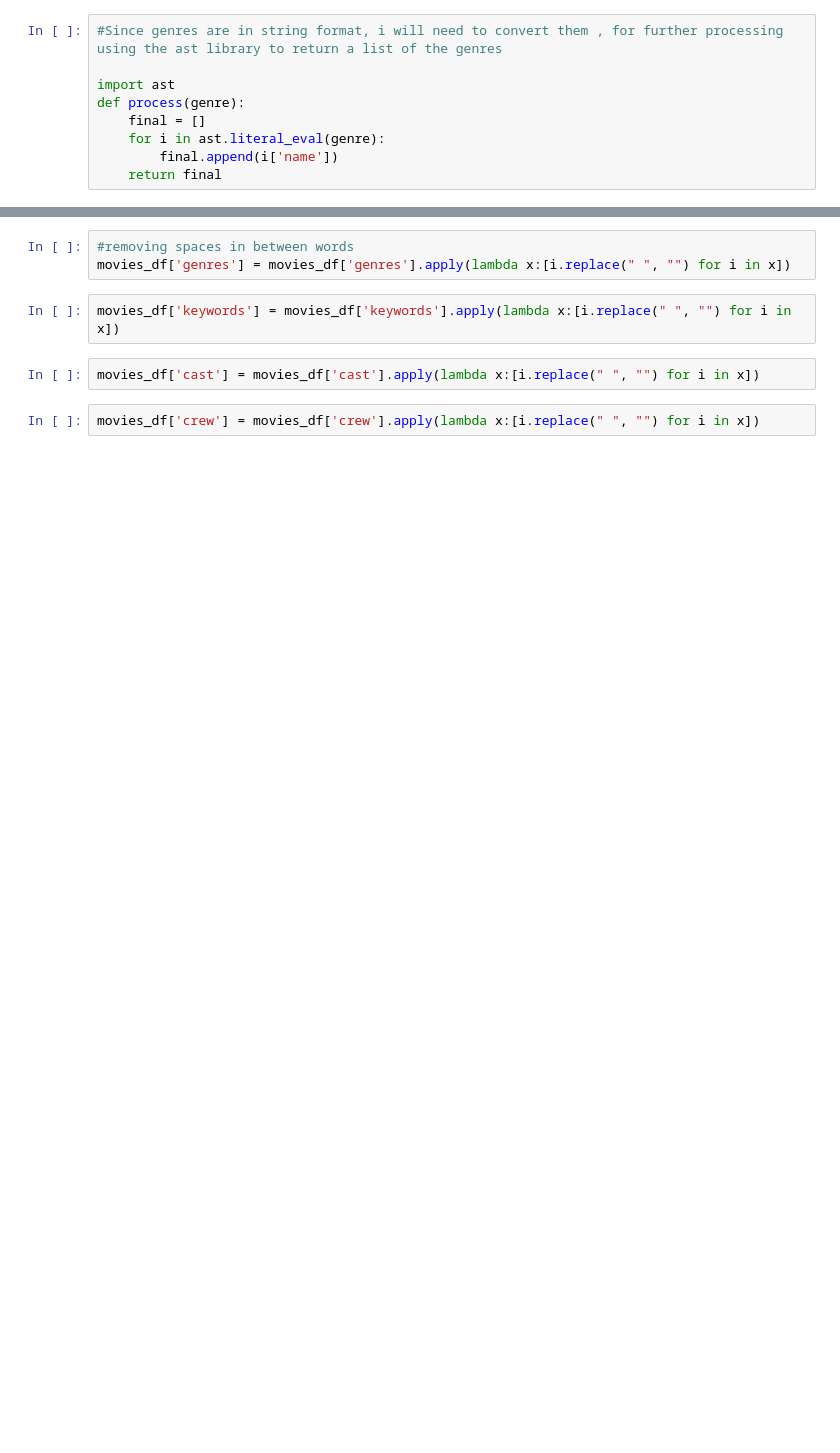
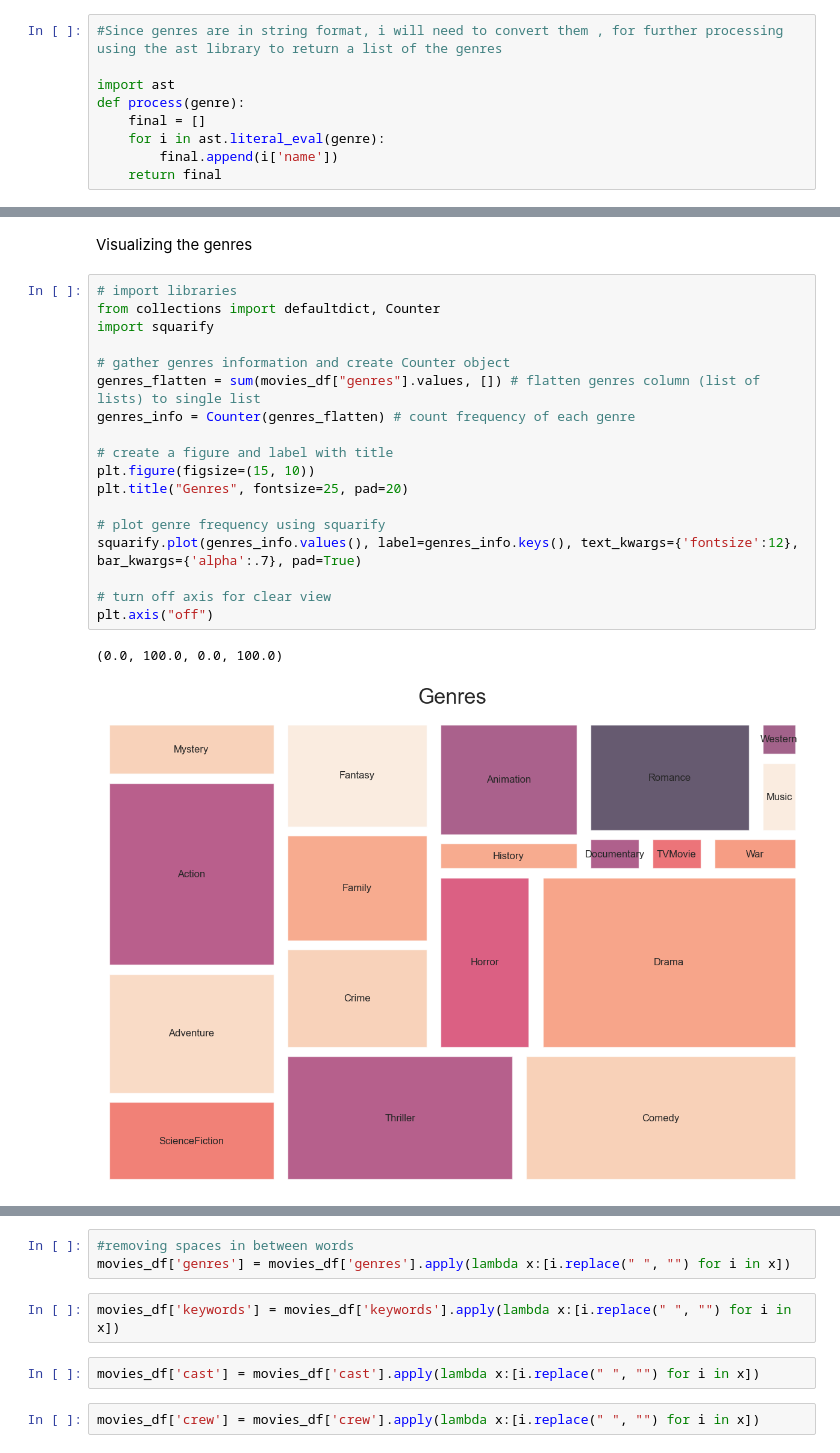
Before and after one commit to dagbolade/Movie-recommendation-system, a Jupyter notebook: new_movie.ipynb, the cells around one changed output, grey strips where cells are left out. Cells and saved outputs as stored; diff of their text form; blank space fills up the shorter version.

Commit message:
visualized the dataset based on genres

```diff
--- a/new_movie.ipynb
+++ b/new_movie.ipynb
@@ -107,3 +208,26 @@ movies_df.head(10)
+# %% [markdown]
+Visualizing the genres
+# %%
+# import libraries
+from collections import defaultdict, Counter
+import squarify
+
+# gather genres information and create Counter object
+genres_flatten = sum(movies_df["genres"].values, []) # flatten genres column (list of lists) to single list
+genres_info = Counter(genres_flatten) # count frequency of each genre
+
+# create a figure and label with title
+plt.figure(figsize=(15, 10))
+plt.title("Genres", fontsize=25, pad=20)
+
+# plot genre frequency using squarify
+squarify.plot(genres_info.values(), label=genres_info.keys(), text_kwargs={'fontsize':12}, bar_kwargs={'alpha':.7}, pad=True)
+
+# turn off axis for clear view
+plt.axis("off")
+# %% [output]
+(0.0, 100.0, 0.0, 100.0)
+[figure, added]
 # %%
 #convert keywords to return list of keywords
 movies_df['keywords']=movies_df['keywords'].apply(process)
```
Also changed, not shown: parts of 15 cells of this notebook.
